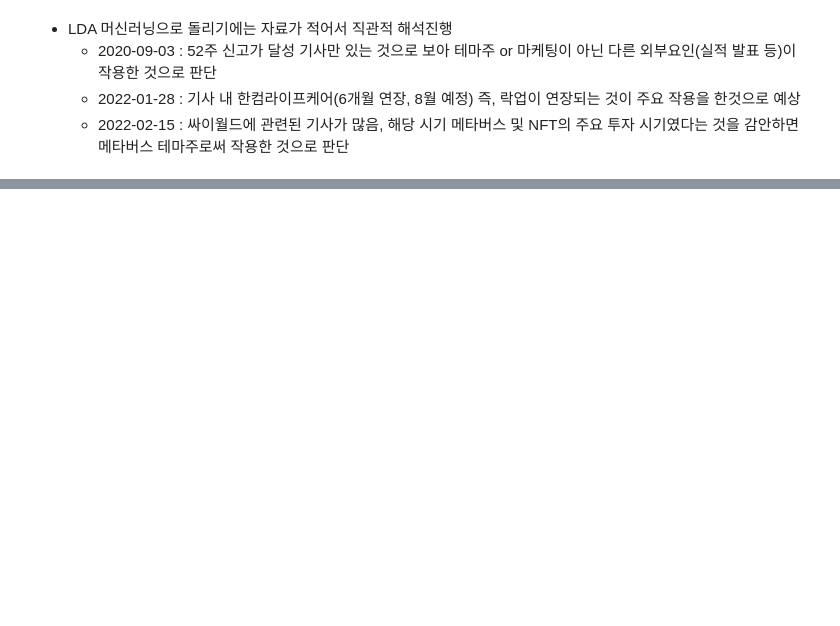
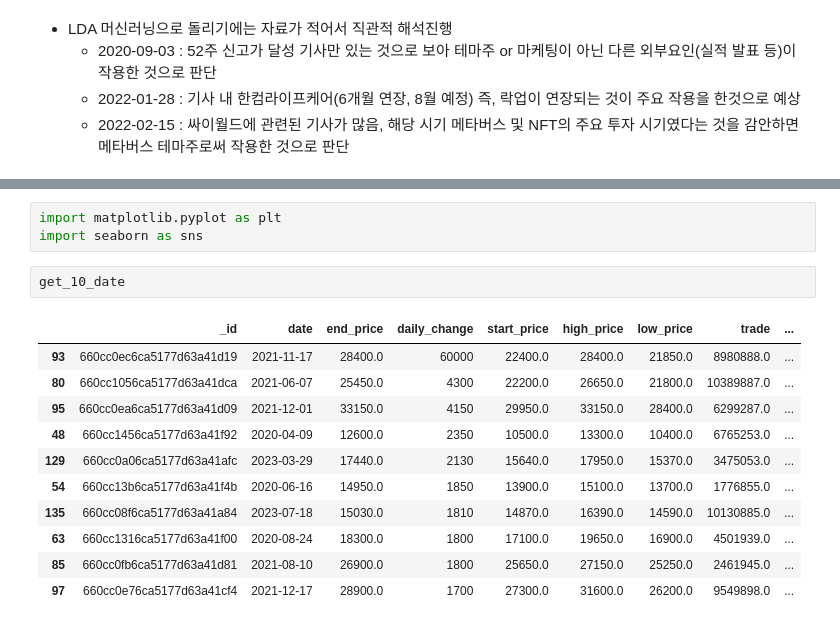
Before and after one commit to skymined/hancom_keyword, a Jupyter notebook: analysis/yohan/total_analysis.ipynb, the cells around one changed output, grey strips where cells are left out. Saved outputs shown, nothing was run; the diff lists cells and outputs as text; blank space fills up the shorter version.

```diff
--- a/analysis/yohan/total_analysis.ipynb
+++ b/analysis/yohan/total_analysis.ipynb
@@ -149,0 +457,17 @@ filtered_data
+# %%
+import matplotlib.pyplot as plt
+import seaborn as sns
+# %%
+get_10_date
+# %% [output]
+|  | _id | date | end_price | daily_change | start_price | high_price | low_price | trade | ... |
+| 93 | 660cc0ec6ca5177d63a41d19 | 2021-11-17 | 28400.0 | 60000 | 22400.0 | 28400.0 | 21850.0 | 8980888.0 | ... |
+| 80 | 660cc1056ca5177d63a41dca | 2021-06-07 | 25450.0 | 4300 | 22200.0 | 26650.0 | 21800.0 | 10389887.0 | ... |
+| 95 | 660cc0ea6ca5177d63a41d09 | 2021-12-01 | 33150.0 | 4150 | 29950.0 | 33150.0 | 28400.0 | 6299287.0 | ... |
+| 48 | 660cc1456ca5177d63a41f92 | 2020-04-09 | 12600.0 | 2350 | 10500.0 | 13300.0 | 10400.0 | 6765253.0 | ... |
+| 129 | 660cc0a06ca5177d63a41afc | 2023-03-29 | 17440.0 | 2130 | 15640.0 | 17950.0 | 15370.0 | 3475053.0 | ... |
+| 54 | 660cc13b6ca5177d63a41f4b | 2020-06-16 | 14950.0 | 1850 | 13900.0 | 15100.0 | 13700.0 | 1776855.0 | ... |
+| 135 | 660cc08f6ca5177d63a41a84 | 2023-07-18 | 15030.0 | 1810 | 14870.0 | 16390.0 | 14590.0 | 10130885.0 | ... |
+| 63 | 660cc1316ca5177d63a41f00 | 2020-08-24 | 18300.0 | 1800 | 17100.0 | 19650.0 | 16900.0 | 4501939.0 | ... |
+| 85 | 660cc0fb6ca5177d63a41d81 | 2021-08-10 | 26900.0 | 1800 | 25650.0 | 27150.0 | 25250.0 | 2461945.0 | ... |
+| 97 | 660cc0e76ca5177d63a41cf4 | 2021-12-17 | 28900.0 | 1700 | 27300.0 | 31600.0 | 26200.0 | 9549898.0 | ... |
```
Also changed, not shown: parts of 38 cells of this notebook, 3 other files.
